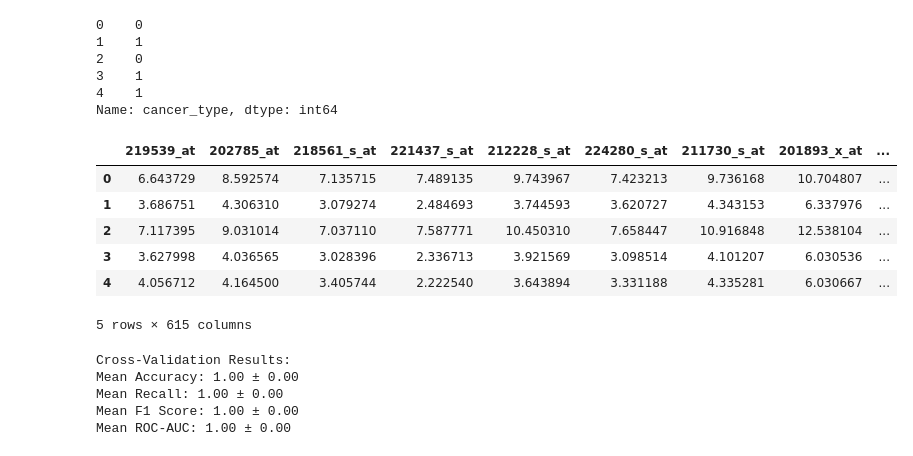
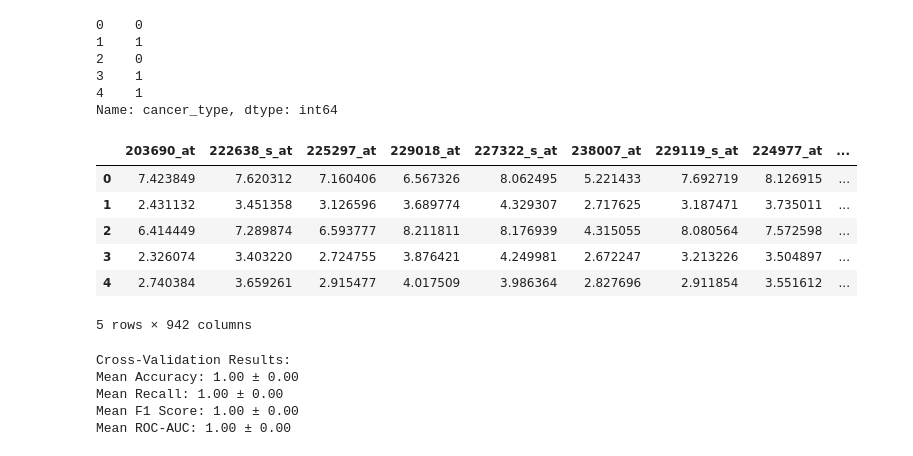
Before and after one commit to PhongCT1105/Cancer_Detector, a Jupyter notebook: Bladder/Blader_model_pipeline.ipynb, the cells around one changed output. Drawn from its saved outputs; the diff is of its cells as text; code cells hidden in the pictures.

```diff
--- a/Bladder/Blader_model_pipeline.ipynb
+++ b/Bladder/Blader_model_pipeline.ipynb
@@ -52,35 +52,41 @@ Name: cancer_type, dtype: int64
 # %%
 from sklearn.feature_selection import SelectKBest, f_classif
 from sklearn.feature_selection import SelectKBest, mutual_info_classif
 
 # Perform feature_selection (ANOVA, Mutual Information, Reduce Overlap)
 def feature_selection(X,y):
     # Perform ANOVA
-    k_best_selector = SelectKBest(score_func=f_classif, k=750)
+    k_best_selector = SelectKBest(score_func=f_classif, k=500)
     X_anova = k_best_selector.fit_transform(X,y)
     X_anova = X.columns[k_best_selector.get_support()]
 
     # Perform Mutual Information
-    mutual_info_selector = SelectKBest(score_func=mutual_info_classif, k=750)
+    mutual_info_selector = SelectKBest(score_func=mutual_info_classif, k=500)
     X_mut = mutual_info_selector.fit_transform(X,y)
     X_mut = X.columns[mutual_info_selector.get_support()]
 
-    # Reduce overlap
-    X_reduce = set(X_anova).difference(set(X_mut))
-    X_reduce = X[list(X_reduce)]
+    # # Reduce overlap
+    # X_reduce = set(X_anova).difference(set(X_mut))
+    # X_reduce = X[list(X_reduce)]
+
+    # X_reduce = X_anova.intersection(X_mut)  # Features in both ANOVA and Mutual Information
+    # X_reduce = X[list(X_reduce)]  # Subset of data with overlapping features
+
+    combined_features = set(X_anova).union(set(X_mut))  # Combine both feature sets
+    X_reduce = X[list(combined_features)]  # Subset the data to include combined features
 
     return X_reduce
 
 X = feature_selection(X,y)
 display(X.head(5))
 # %% [output]
-|  | 219539_at | 202785_at | 218561_s_at | 221437_s_at | 212228_s_at | 224280_s_at | 211730_s_at | 201893_x_at | ... |
-| 0 | 6.643729 | 8.592574 | 7.135715 | 7.489135 | 9.743967 | 7.423213 | 9.736168 | 10.704807 | ... |
-| 1 | 3.686751 | 4.306310 | 3.079274 | 2.484693 | 3.744593 | 3.620727 | 4.343153 | 6.337976 | ... |
-| 2 | 7.117395 | 9.031014 | 7.037110 | 7.587771 | 10.450310 | 7.658447 | 10.916848 | 12.538104 | ... |
-| 3 | 3.627998 | 4.036565 | 3.028396 | 2.336713 | 3.921569 | 3.098514 | 4.101207 | 6.030536 | ... |
-| 4 | 4.056712 | 4.164500 | 3.405744 | 2.222540 | 3.643894 | 3.331188 | 4.335281 | 6.030667 | ... |
+|  | 203690_at | 222638_s_at | 225297_at | 229018_at | 227322_s_at | 238007_at | 229119_s_at | 224977_at | ... |
+| 0 | 7.423849 | 7.620312 | 7.160406 | 6.567326 | 8.062495 | 5.221433 | 7.692719 | 8.126915 | ... |
+| 1 | 2.431132 | 3.451358 | 3.126596 | 3.689774 | 4.329307 | 2.717625 | 3.187471 | 3.735011 | ... |
+| 2 | 6.414449 | 7.289874 | 6.593777 | 8.211811 | 8.176939 | 4.315055 | 8.080564 | 7.572598 | ... |
+| 3 | 2.326074 | 3.403220 | 2.724755 | 3.876421 | 4.249981 | 2.672247 | 3.213226 | 3.504897 | ... |
+| 4 | 2.740384 | 3.659261 | 2.915477 | 4.017509 | 3.986364 | 2.827696 | 2.911854 | 3.551612 | ... |
-5 rows × 615 columns
+5 rows × 942 columns
 # %%
 # Model train: Logistic Regression, L1 Regularization,
 from sklearn.pipeline import Pipeline
```
Also changed, not shown: parts of 4 cells of this notebook, 5 other files.
